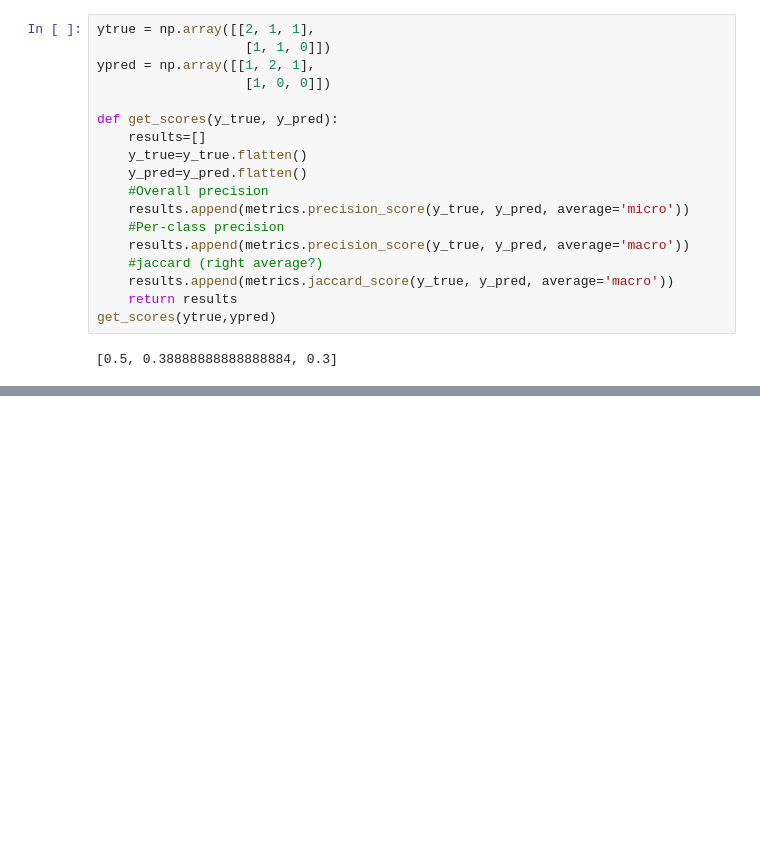
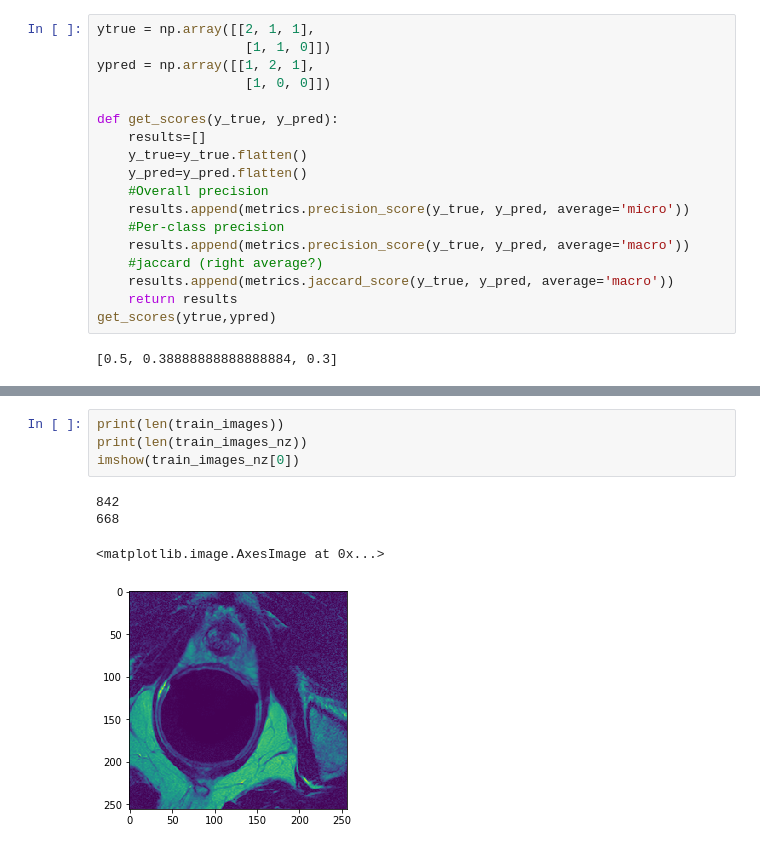
Before and after one commit to MachineLearning4HealthcareHomework/HW3, a Jupyter notebook: IO_preprocessing.ipynb, the cells around one changed output, grey strips where cells are left out. Saved outputs shown, nothing was run; the diff lists cells and outputs as text; blank space fills up the shorter version.

```diff
--- a/IO_preprocessing.ipynb
+++ b/IO_preprocessing.ipynb
@@ -67,0 +74,9 @@ imshow(rotated_images[85])
+# %%
+print(len(train_images))
+print(len(train_images_nz))
+imshow(train_images_nz[0])
+# %% [output]
+842
+668
+<matplotlib.image.AxesImage at 0x...>
+[figure, added]
```
Also changed, not shown: parts of 3 cells of this notebook.
